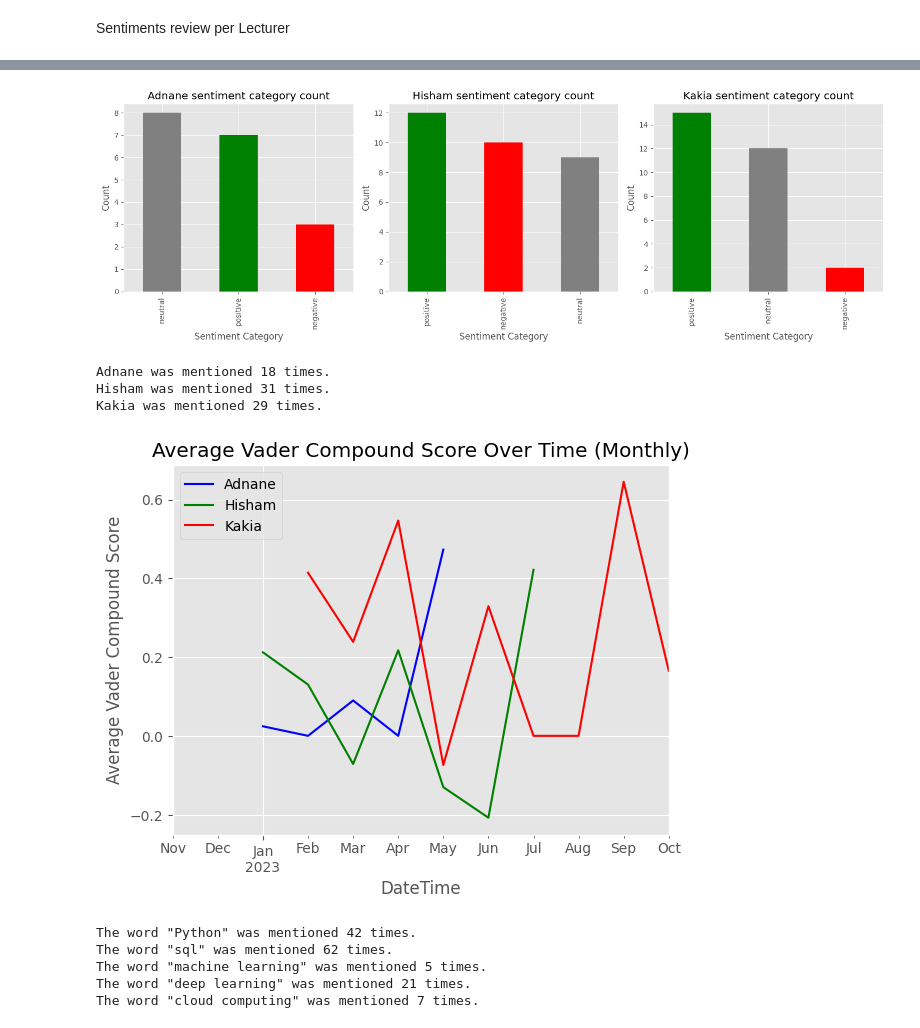
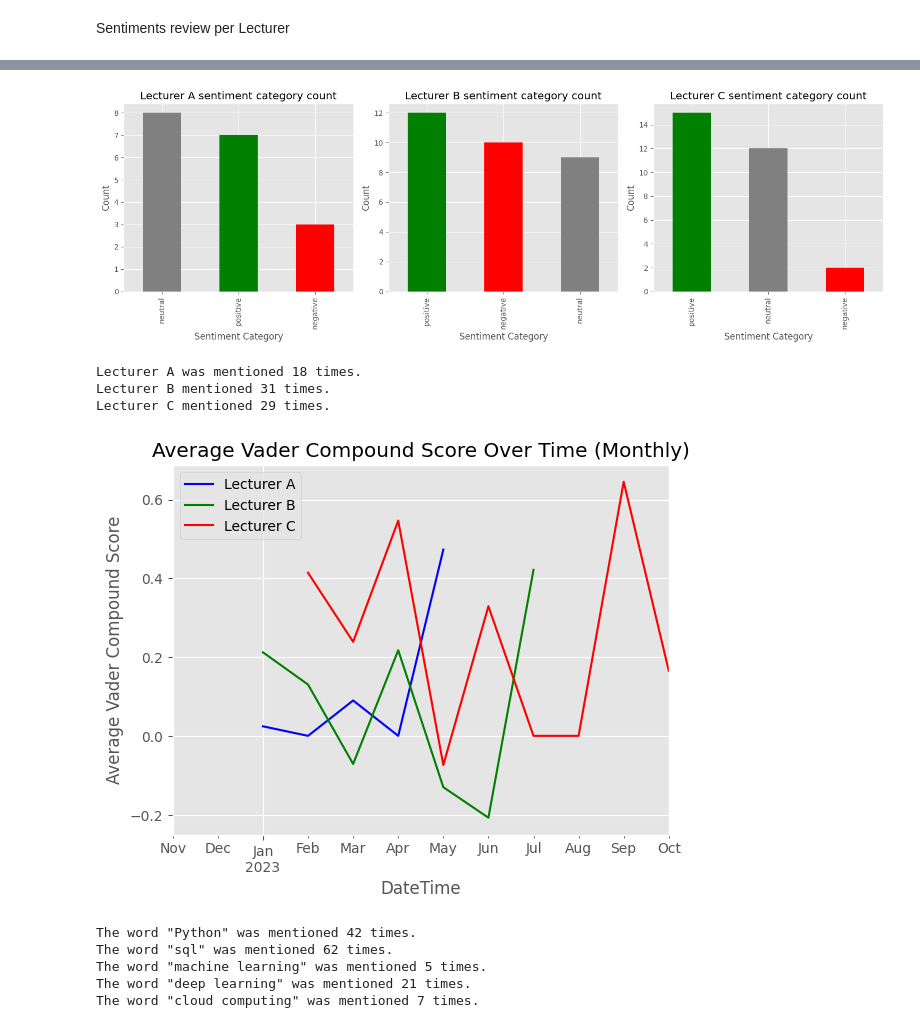
Before and after one commit to leroyokosi/msc_whatsapp_analysis, a Jupyter notebook: code.ipynb, the cells around one changed output, grey strips where cells are left out. Drawn from its saved outputs; the diff is of its cells as text; code cells hidden in the pictures.

Commit message:
Created new DF | further encrypted user detailed

```diff
--- a/code.ipynb
+++ b/code.ipynb
@@ -183,9 +198,3 @@ Passing `palette` without assigning `hue` is deprecated and will be removed in v
   sns.catplot(x='vader_sentiment_category', kind='count', data=df, palette="muted")
 <seaborn.axisgrid.FacetGrid at 0x...>
 [figure]
-# %%
-# # Slice the last 7 characters from the 'User' column to protect user privacy
-# df['User'] = df['User'].str.slice(-7)
-
-# Slice the first 7 characters from the 'User' column to protect user privacy
-df['User'] = df['User'].str.slice(0, 7)
@@ -321,12 +344,12 @@ The general word cloud doesn't give reasonable insights. Hence, I will select sp
 # %% [markdown]
 Sentiments review per Lecturer
 # %%
-# Create a new DataFrame that only contains the rows with the word 'adnane' or 'Adnane' in the 'Message' column
-df_adnane = df[df['Message'].str.contains('adnane|Adnane', na=False)]
+# Create a new DataFrame that only contains the rows with the word 'adnane' in the 'Message' column, regardless of case
+df_a = df[df['Message'].str.contains('adnane', case=False, na=False)]
 
 # Select only the required columns
-df_adnane = df_adnane[['User', 'Message', 'DateTime', 'vader_compound', 'vader_sentiment_category']]
+df_a = df_a[['User', 'Message', 'DateTime', 'vader_compound', 'vader_sentiment_category']]
 
-df_adnane.head()
+df_a.head()
 # %% [output]
 |  | User | Message | DateTime | vader_compound | vader_sentiment_category |
@@ -338,10 +361,10 @@ df_adnane.head()
 # %%
 # Create a new DataFrame that only contains the rows with the word 'hisham' or 'Hisham' in the 'Message' column
-df_hisham = df[df['Message'].str.contains('hisham|Hisham', na=False)]
+df_h = df[df['Message'].str.contains('hisham', case=False, na=False)]
 
 # Select only the required columns
-df_hisham = df_hisham[['User', 'Message', 'DateTime', 'vader_compound', 'vader_sentiment_category']]
+df_h = df_h[['User', 'Message', 'DateTime', 'vader_compound', 'vader_sentiment_category']]
 
-df_hisham.head()
+df_h.head()
 # %% [output]
 |  | User | Message | DateTime | vader_compound | vader_sentiment_category |
@@ -353,10 +376,10 @@ df_hisham.head()
 # %%
 # Create a new DataFrame that only contains the rows with the word 'kakia' or 'Kakia' in the 'Message' column
-df_kakia = df[df['Message'].str.contains('kakia|Kakia', na=False)]
+df_k = df[df['Message'].str.contains('kakia', case=False, na=False)]
 
 # Select only the required columns
-df_kakia = df_kakia[['User', 'Message', 'DateTime', 'vader_compound', 'vader_sentiment_category']]
+df_k = df_k[['User', 'Message', 'DateTime', 'vader_compound', 'vader_sentiment_category']]
 
-df_kakia.head()
+df_k.head()
 # %% [output]
 |  | User | Message | DateTime | vader_compound | vader_sentiment_category |
@@ -371,74 +394,74 @@ import matplotlib.pyplot as plt
 fig, axs = plt.subplots(1, 3, figsize=(15, 5))
 
 # Get the counts of each category for Adnane
-category_counts_adnane = df_adnane['vader_sentiment_category'].value_counts()
+category_counts_adnane = df_a['vader_sentiment_category'].value_counts()
 
 # Plot a bar graph for Adnane
 category_counts_adnane.plot(kind='bar', color=['grey', 'green', 'red'], ax=axs[0])
 axs[0].set_xlabel('Sentiment Category')
 axs[0].set_ylabel('Count')
-axs[0].set_title('Adnane sentiment category count')
+axs[0].set_title('Lecturer A sentiment category count')
 
 # Get the counts of each category for Hisham
-category_counts_hisham = df_hisham['vader_sentiment_category'].value_counts()
+category_counts_hisham = df_h['vader_sentiment_category'].value_counts()
 
 # Plot a bar graph for Hisham
 category_counts_hisham.plot(kind='bar', color=['green', 'red', 'grey'], ax=axs[1])
 axs[1].set_xlabel('Sentiment Category')
 axs[1].set_ylabel('Count')
-axs[1].set_title('Hisham sentiment category count')
+axs[1].set_title('Lecturer B sentiment category count')
 
 # Get the counts of each category for Kakia
-category_counts_kakia = df_kakia['vader_sentiment_category'].value_counts()
+category_counts_kakia = df_k['vader_sentiment_category'].value_counts()
 
 # Plot a bar graph for Kakia
 category_counts_kakia.plot(kind='bar', color=['green', 'grey', 'red'], ax=axs[2])
 axs[2].set_xlabel('Sentiment Category')
 axs[2].set_ylabel('Count')
-axs[2].set_title('Kakia sentiment category count')
+axs[2].set_title('Lecturer C sentiment category count')
 
 plt.tight_layout()
 plt.show()
 # %% [output]
-[figure, old version]
+[figure, new version]
 # %%
 # Get the number of rows in each DataFrame
-num_rows_adnane = df_adnane.shape[0]
-num_rows_hisham = df_hisham.shape[0]
-num_rows_kakia = df_kakia.shape[0]
+num_rows_a = df_a.shape[0]
+num_rows_h = df_h.shape[0]
+num_rows_k = df_k.shape[0]
 
-print(f'Adnane was mentioned {num_rows_adnane} times.')
-print(f'Hisham was mentioned {num_rows_hisham} times.')
-print(f'Kakia was mentioned {num_rows_kakia} times.')
+print(f'Lecturer A was mentioned {num_rows_a} times.')
+print(f'Lecturer B mentioned {num_rows_h} times.')
+print(f'Lecturer C mentioned {num_rows_k} times.')
 # %% [output]
-Adnane was mentioned 18 times.
-Hisham was mentioned 31 times.
-Kakia was mentioned 29 times.
+Lecturer A was mentioned 18 times.
+Lecturer B mentioned 31 times.
+Lecturer C mentioned 29 times.
 # %%
 import matplotlib.pyplot as plt
 
 # Ensure that 'DateTime' is of datetime type
-df_adnane['DateTime'] = pd.to_datetime(df_adnane['DateTime'])
-df_hisham['DateTime'] = pd.to_datetime(df_hisham['DateTime'])
-df_kakia['DateTime'] = pd.to_datetime(df_kakia['DateTime'])
+df_a['DateTime'] = pd.to_datetime(df_a['DateTime'])
+df_h['DateTime'] = pd.to_datetime(df_h['DateTime'])
+df_k['DateTime'] = pd.to_datetime(df_k['DateTime'])
 
 # Sample the data on a monthly basis and calculate the mean
-df_adnane_monthly = df_adnane.set_index('DateTime').resample('M')['vader_compound'].mean()
-df_hisham_monthly = df_hisham.set_index('DateTime').resample('M')['vader_compound'].mean()
-df_kakia_monthly = df_kakia.set_index('DateTime').resample('M')['vader_compound'].mean()
+df_a_monthly = df_a.set_index('DateTime').resample('M')['vader_compound'].mean()
+df_h_monthly = df_h.set_index('DateTime').resample('M')['vader_compound'].mean()
+df_k_monthly = df_k.set_index('DateTime').resample('M')['vader_compound'].mean()
 
 # Plot a line graph for each DataFrame
-df_adnane_monthly.plot(label='Adnane', color='blue')
-df_hisham_monthly.plot(label='Hisham', color='green')
-df_kakia_monthly.plot(label='Kakia', color='red')
+df_a_monthly.plot(label='Lecturer A', color='blue')
+df_h_monthly.plot(label='Lecturer B', color='green')
+df_k_monthly.plot(label='Lecturer C', color='red')
 
 plt.xlabel('DateTime')
 plt.ylabel('Average Vader Compound Score')
 plt.title('Average Vader Compound Score Over Time (Monthly)')
 plt.legend()
 plt.show()
 # %% [output]
-[figure, old version]
+[figure, new version]
 # %%
 # List of some modules undertaken in the MSc program to count
 words = ['Python', 'sql', 'machine learning', 'deep learning', 'cloud computing']
```
Also changed, not shown: parts of 14 cells of this notebook.
